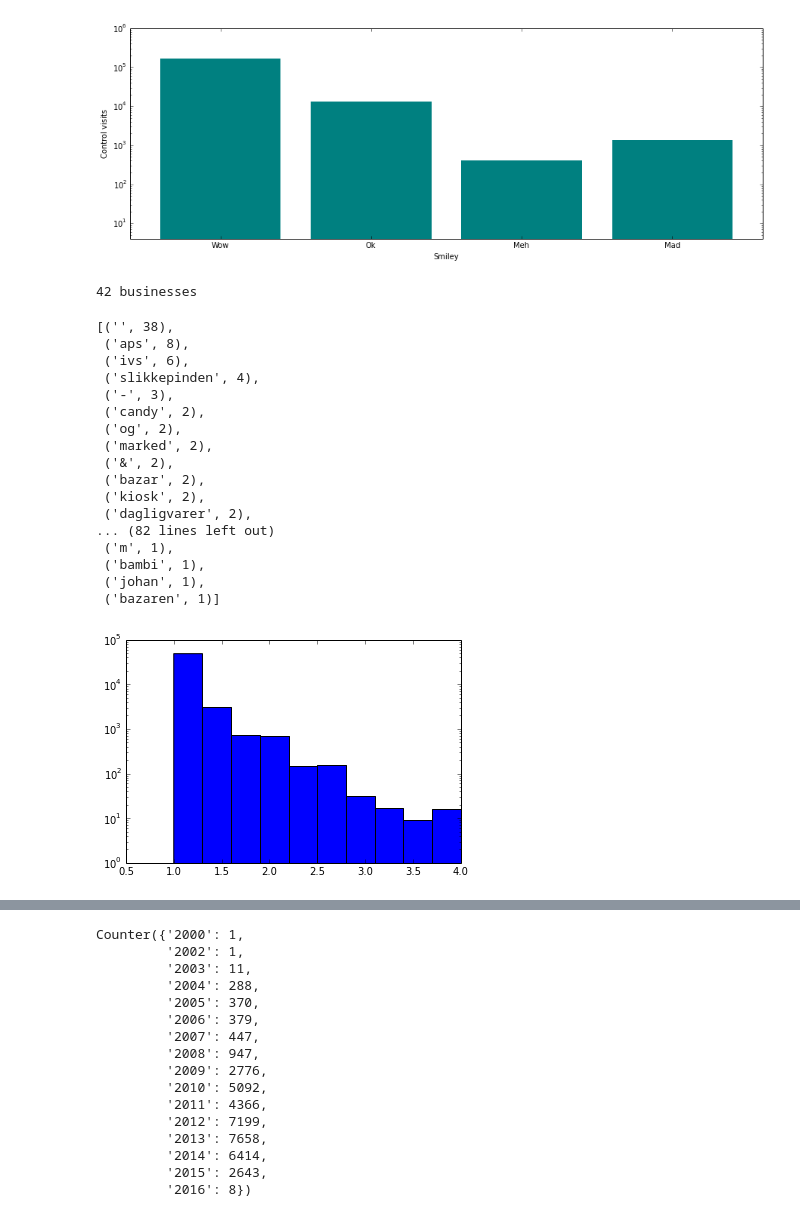
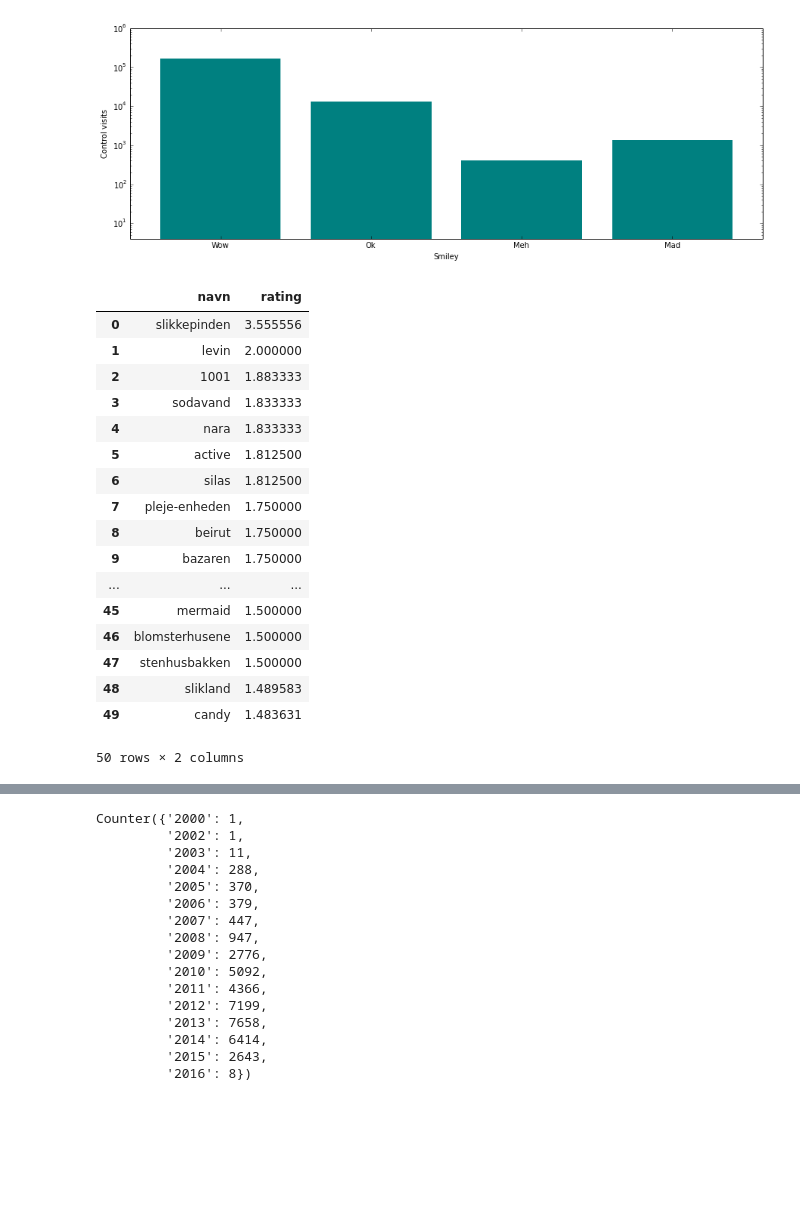
Before and after one commit to Happyzippy/socialdata, a Jupyter notebook: SmileyProject/DataAnalysis.ipynb, the cells around one changed output, grey strips where cells are left out. Drawn from its saved outputs; the diff is of its cells as text; code cells hidden in the pictures; blank space fills up the shorter version.

```diff
--- a/SmileyProject/DataAnalysis.ipynb
+++ b/SmileyProject/DataAnalysis.ipynb
@@ -162,29 +193,17 @@ Different smileys given
 
 rating = df[['seneste_kontrol','naestseneste_kontrol','tredjeseneste_kontrol','fjerdeseneste_kontrol']].astype(float).mean(axis=1)
 
-names = df.loc[rating>3].navn1.str.lower().str.split(" ")
 
-plt.hist(rating.loc[rating.isnull() == False], log=True);
+# Extract all names
+names = df.navn1.str.lower().str.split(" ")
 flattened = [word for name in names for word in name]
-print "%s businesses " % len(names)
-Counter(flattened).most_common()
+namesAll = dict(Counter(flattened))
+
+# Extract bad names
+mask = rating > 1.5;
+names = df.loc[mask].navn1.str.lower().str.split(" ")
+flattened = [word for name in names for word in name]
+namesBad = dict(Counter(flattened))
+
+#plt.hist(rating.loc[rating.isnull() == False], log=True);
+#print "%s businesses " % len(names)
-# %% [output]
-42 businesses
-[('', 38),
- ('aps', 8),
- ('ivs', 6),
- ('slikkepinden', 4),
- ('-', 3),
- ('candy', 2),
- ('og', 2),
- ('marked', 2),
- ('&', 2),
- ('bazar', 2),
- ('kiosk', 2),
- ('dagligvarer', 2),
-... (82 lines left out)
- ('m', 1),
- ('bambi', 1),
- ('johan', 1),
- ('bazaren', 1)]
-[figure, removed]
@@ -191,3 +228,26 @@ Counter(flattened).most_common()
+# %%
+worstNames = pd.DataFrame(Counter(buf).most_common(), columns=['navn','rating'])
+worstNames[:50].to_csv('../data/worstSmileyNames.csv', index=False)
+worstNames[:50]
+# %% [output]
+|  | navn | rating |
+| 0 | slikkepinden | 3.555556 |
+| 1 | levin | 2.000000 |
+| 2 | 1001 | 1.883333 |
+| 3 | sodavand | 1.833333 |
+| 4 | nara | 1.833333 |
+| 5 | active | 1.812500 |
+| 6 | silas | 1.812500 |
+| 7 | pleje-enheden | 1.750000 |
+| 8 | beirut | 1.750000 |
+| 9 | bazaren | 1.750000 |
+| ... | ... | ... |
+| 45 | mermaid | 1.500000 |
+| 46 | blomsterhusene | 1.500000 |
+| 47 | stenhusbakken | 1.500000 |
+| 48 | slikland | 1.489583 |
+| 49 | candy | 1.483631 |
+50 rows × 2 columns
 # %%
 df.loc[rating > 3][['navn1','adresse1','By','seneste_kontrol','naestseneste_kontrol','tredjeseneste_kontrol','fjerdeseneste_kontrol']]
 # %% [output]
```
Also changed, not shown: parts of 26 cells of this notebook, 8 other files.
